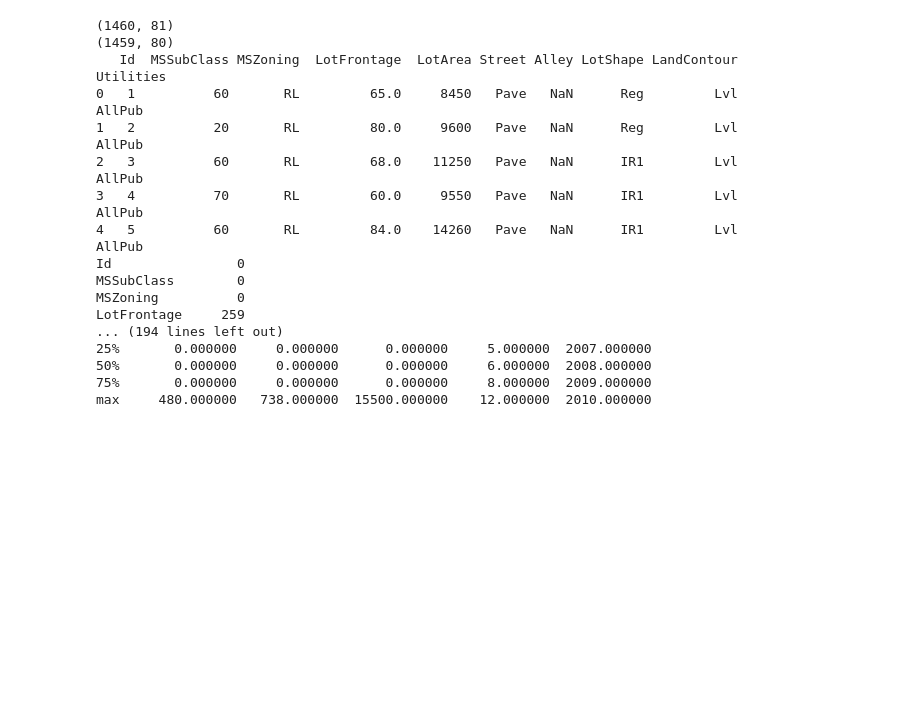
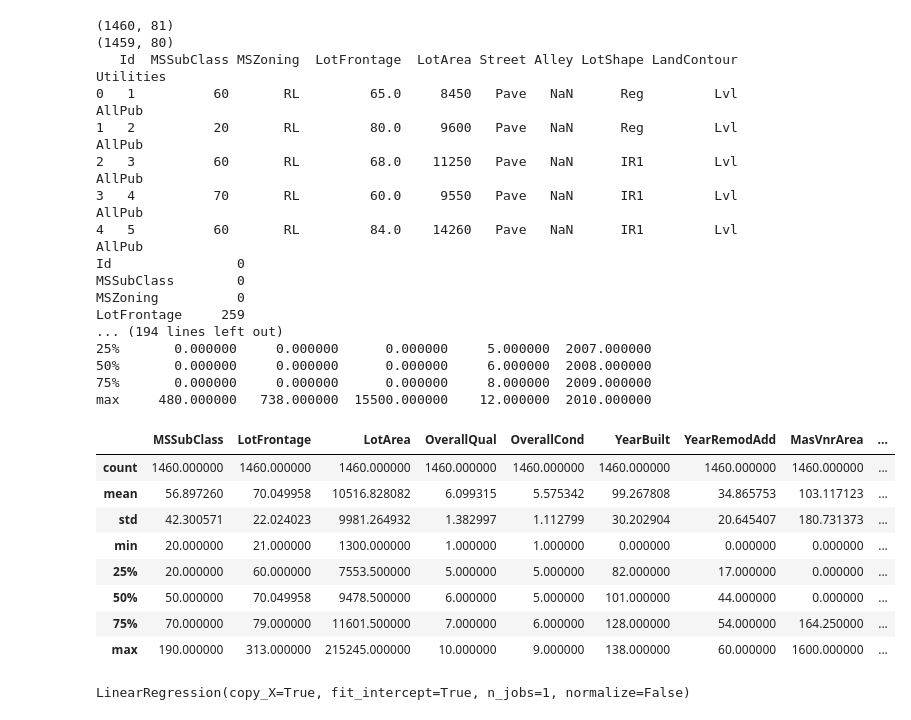
Before and after one commit to bathulas/house-prices, a Jupyter notebook: house_prices.ipynb, the cells around one changed output. Saved outputs shown, nothing was run; the diff lists cells and outputs as text; code cells hidden in the pictures; blank space fills up the shorter version.

```diff
--- a/house_prices.ipynb
+++ b/house_prices.ipynb
@@ -43,3 +42,35 @@ LotFrontage     259
 50%       0.000000     0.000000      0.000000     6.000000  2008.000000
 75%       0.000000     0.000000      0.000000     8.000000  2009.000000
 max     480.000000   738.000000  15500.000000    12.000000  2010.000000
+# %%
+
+
+g = train.columns.to_series().groupby(train.dtypes).groups
+
+cols = [u'MSZoning', u'Street', u'Alley', u'LotShape', u'LandContour', u'Utilities', u'LotConfig', u'LandSlope', u'Neighborhood', u'Condition1', u'Condition2', u'BldgType', u'HouseStyle', u'RoofStyle', u'RoofMatl', u'Exterior1st', u'Exterior2nd', u'MasVnrType', u'ExterQual', u'ExterCond', u'Foundation', u'BsmtQual', u'BsmtCond', u'BsmtExposure', u'BsmtFinType1', u'BsmtFinType2', u'Heating', u'HeatingQC', u'CentralAir', u'Electrical', u'KitchenQual', u'Functional', u'FireplaceQu', u'GarageType', u'GarageFinish', u'GarageQual', u'GarageCond', u'PavedDrive', u'PoolQC', u'Fence', u'MiscFeature', u'SaleType', u'SaleCondition']
+# %%
+train_dum = pd.get_dummies(train[cols])
+# %%
+# train.drop(cols, axis=1)
+
+train.num = train.drop(cols,axis=1,inplace=True)
+frames = [train, train_dum];
+
+train_f = pd.concat(frames,axis=1)
+# %%
+# year built - 1872
+# year remod - 1950
+# year sold - 2006
+
+
+train_f.describe()
+# %% [output]
+|  | MSSubClass | LotFrontage | LotArea | OverallQual | OverallCond | YearBuilt | YearRemodAdd | MasVnrArea | ... |
+| count | 1460.000000 | 1460.000000 | 1460.000000 | 1460.000000 | 1460.000000 | 1460.000000 | 1460.000000 | 1460.000000 | ... |
+| mean | 56.897260 | 70.049958 | 10516.828082 | 6.099315 | 5.575342 | 99.267808 | 34.865753 | 103.117123 | ... |
+| std | 42.300571 | 22.024023 | 9981.264932 | 1.382997 | 1.112799 | 30.202904 | 20.645407 | 180.731373 | ... |
+| min | 20.000000 | 21.000000 | 1300.000000 | 1.000000 | 1.000000 | 0.000000 | 0.000000 | 0.000000 | ... |
+| 25% | 20.000000 | 60.000000 | 7553.500000 | 5.000000 | 5.000000 | 82.000000 | 17.000000 | 0.000000 | ... |
+| 50% | 50.000000 | 70.049958 | 9478.500000 | 6.000000 | 5.000000 | 101.000000 | 44.000000 | 0.000000 | ... |
+| 75% | 70.000000 | 79.000000 | 11601.500000 | 7.000000 | 6.000000 | 128.000000 | 54.000000 | 164.250000 | ... |
+| max | 190.000000 | 313.000000 | 215245.000000 | 10.000000 | 9.000000 | 138.000000 | 60.000000 | 1600.000000 | ... |
@@ -45,0 +97,6 @@ max     480.000000   738.000000  15500.000000    12.000000  2010.000000
+# %%
+from sklearn import linear_model
+reg = linear_model.LinearRegression()
+reg.fit(x_train, y_train)
+# %% [output]
+LinearRegression(copy_X=True, fit_intercept=True, n_jobs=1, normalize=False)
```
Also changed, not shown: parts of 10 cells of this notebook.
